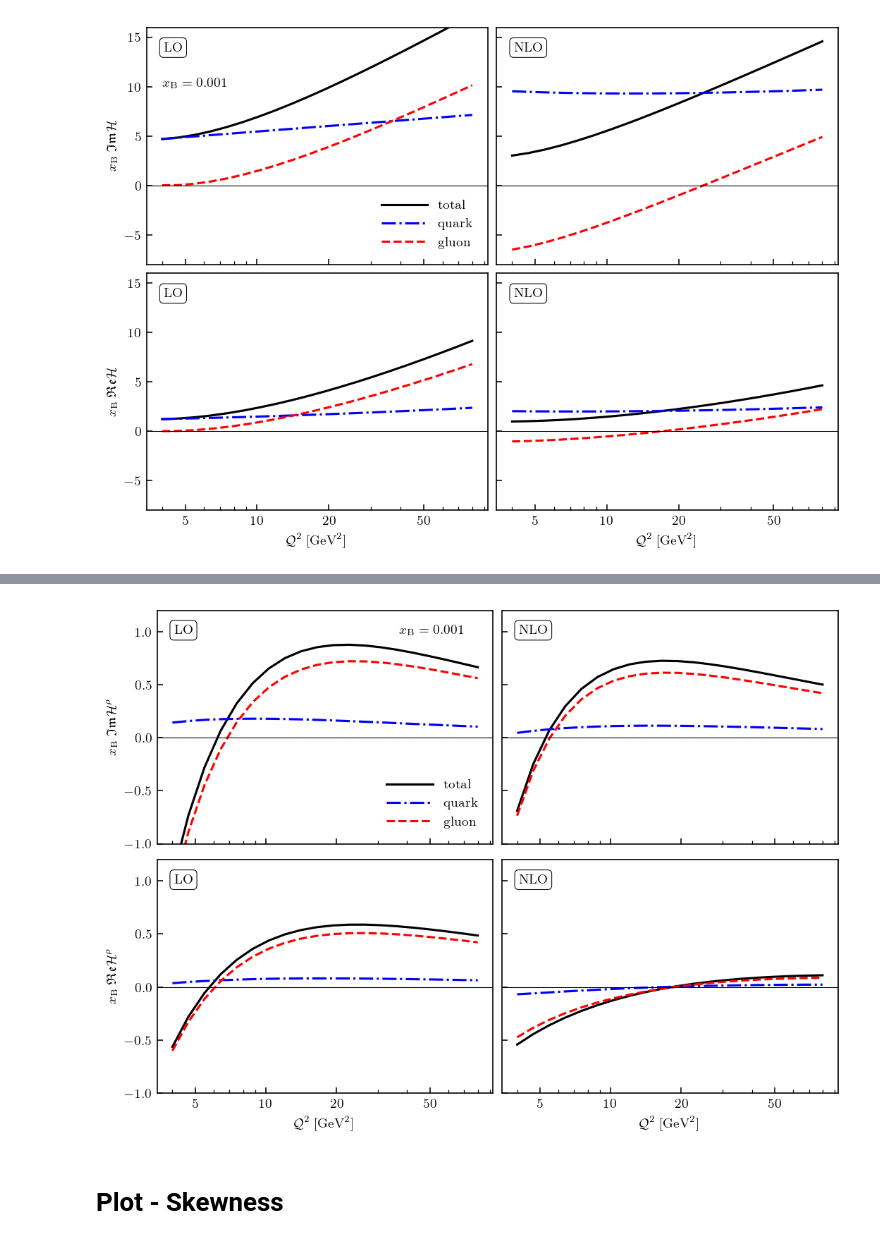
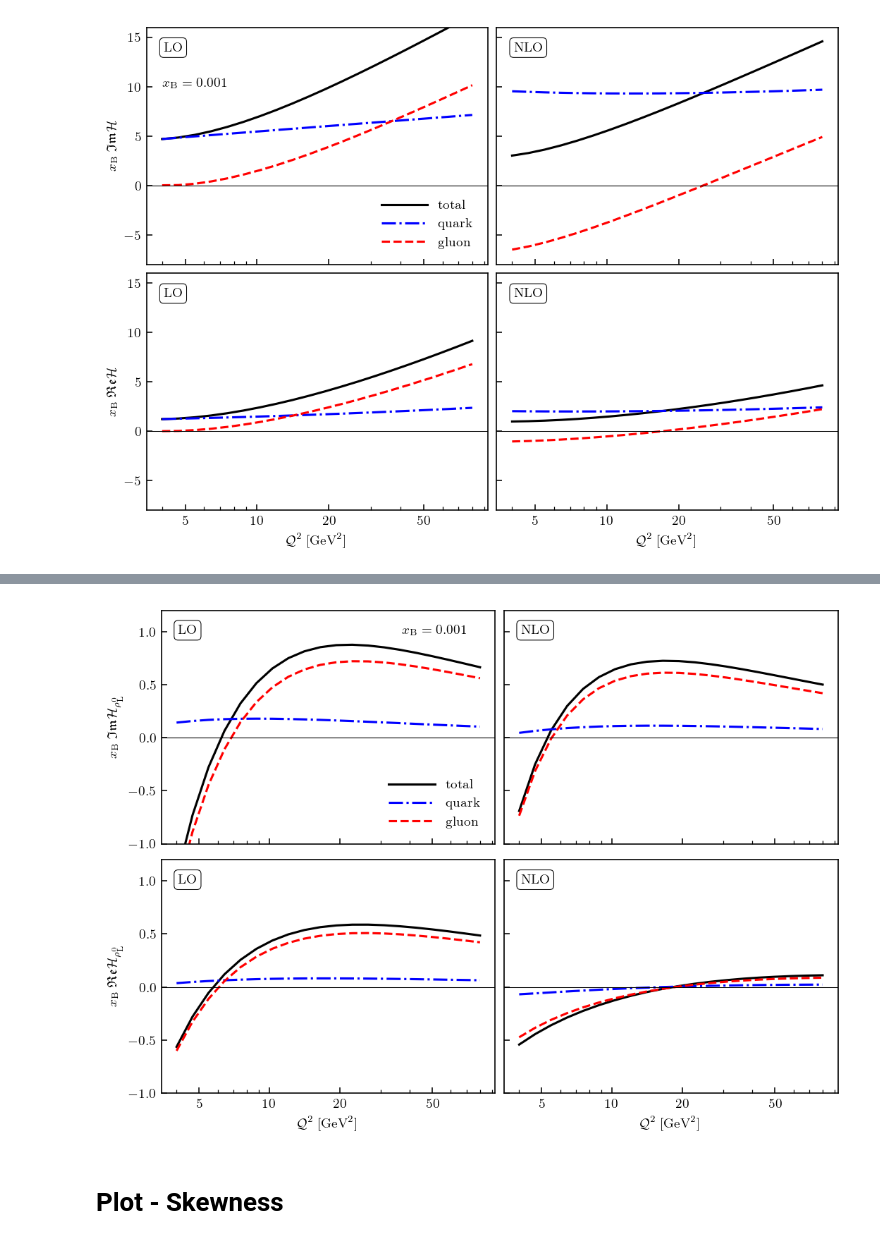
Before and after one commit to openhep/nloimpact23, a Jupyter notebook: nloimpact.ipynb, the cells around one changed output, grey strips where cells are left out. Drawn from its saved outputs; the diff is of its cells as text; code cells hidden in the pictures.

```diff
--- a/nloimpact.ipynb
+++ b/nloimpact.ipynb
@@ -1373,7 +1373,7 @@ for ln in range(3):
 ax1.set_xscale('log')
 ax1.set_ylim(-1, 1.2)
 ax1.axhline(y=0, linewidth=0.5, color='k')
-ax1.set_ylabel(r'$x_{{\textup{{B}}}}\:  \mathfrak{Im}\mathcal{H}^\rho$')
+ax1.set_ylabel(r'$x_{{\textup{{B}}}}\:  \mathfrak{Im}\mathcal{H}_{\rho^{0}_{\rm L}}$')
 ax1.set_xticks([5, 10, 20, 50])
 ax1.set_xticklabels(['5','10','20','50'])
 ax1.text(0.72, 0.9, r'$x_{{\textup{{B}}}} = {}$'.format(xB), transform=ax1.transAxes)
@@ -1388,35 +1388,35 @@ ax2.set_xticks([5, 10, 20, 50])
 ax2.set_xticklabels(['5','10','20','50'])
 ax2.axhline(y=0, linewidth=0.5, color='k')
 ax2.text(0.05, 0.9, "NLO", bbox=titlebox, transform=ax2.transAxes)
 # lower panels
 ax1, ax2 = axs_low
 names = ['total', 'quark', 'gluon']
 styles = ['k-', 'b-.', 'r--']
 for ln in range(3):
     ax1.plot(Q2vals, xB*ReHVs[:,0,ln], styles[ln], lw=lw,
              label='{}'.format(names[ln]))
 ax1.set_xscale('log')
 ax1.set_ylim(-1, 1.2)
 ax1.axhline(y=0, linewidth=0.5, color='k')
 ax1.set_xlabel('$\mathcal{Q}^2\;[\mathrm{GeV}^2]$')
-ax1.set_ylabel(r'$x_{{\textup{{B}}}}\:  \mathfrak{Re}\mathcal{H}^\rho$')
+ax1.set_ylabel(r'$x_{{\textup{{B}}}}\:  \mathfrak{Re}\mathcal{H}_{\rho^{0}_{\rm L}}$')
 ax1.set_xticks([5, 10, 20, 50])
 ax1.set_xticklabels(['5','10','20','50'])
 ax1.text(0.05, 0.9, "LO", bbox=titlebox, transform=ax1.transAxes)
 #
 for ln in range(3):
     ax2.plot(Q2vals, xB*ReHVs[:,1,ln], styles[ln], lw=lw,
              label='{}'.format(names[ln]))
 ax2.set_xscale('log')
 # ax2.set_ylim(-0.15, 0.5)
 ax2.set_xticks([5, 10, 20, 50])
 ax2.set_xticklabels(['5','10','20','50'])
 ax2.axhline(y=0, linewidth=0.5, color='k')
 ax2.set_xlabel('$\mathcal{Q}^2\;[\mathrm{GeV}^2]$')
 ax2.text(0.05, 0.9, "NLO", bbox=titlebox, transform=ax2.transAxes)
 fig.canvas.draw()
 # %% [output]
-[figure, old version]
+[figure, new version]
 # %%
 fig.savefig('{}/QvsG_DVMP.pdf'.format(FIGDIR))
 # fig.savefig('{}/QvsG_DVMP.png'.format(FIGDIR))
```
Also changed, not shown: parts of 13 cells of this notebook, 2 other files.
